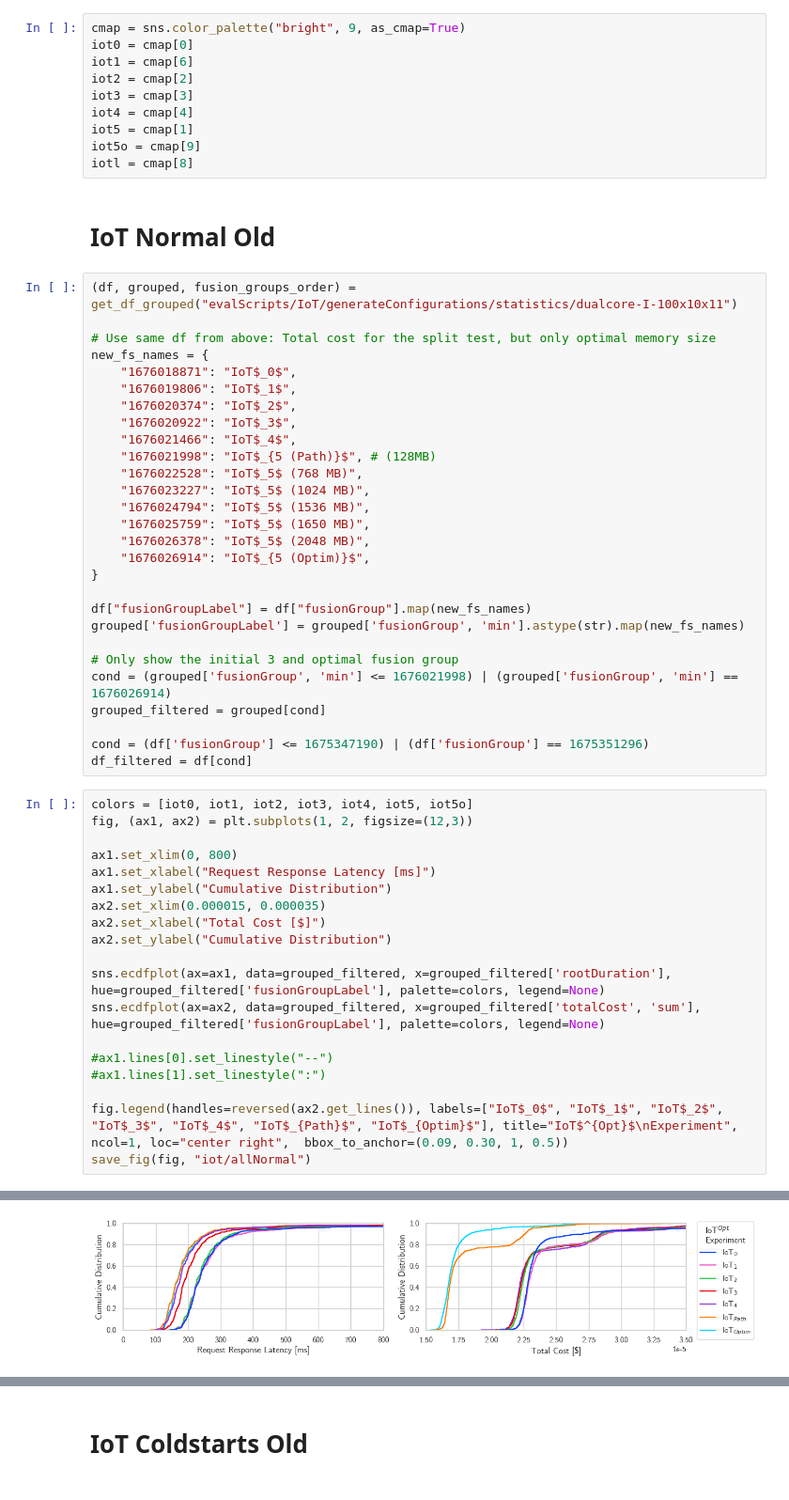
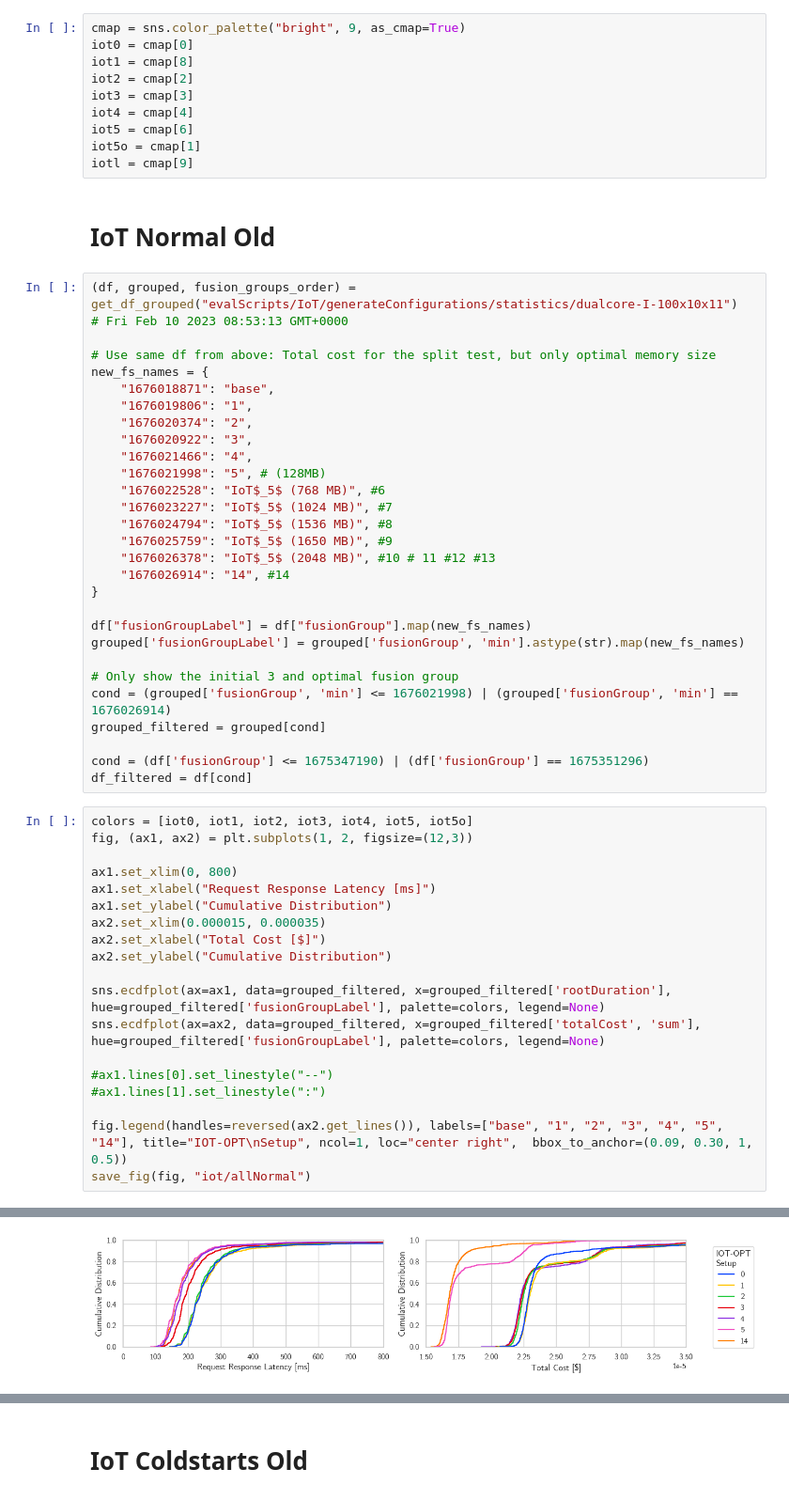
Before and after one commit to umbrellerde/functionfusion, a Jupyter notebook: statistics/extended/extendedstats.ipynb, the cells around one changed output, grey strips where cells are left out. Shown at 94% size. Cells and saved outputs as stored; diff of their text form.

Commit message:
better graphs

```diff
--- a/statistics/extended/extendedstats.ipynb
+++ b/statistics/extended/extendedstats.ipynb
@@ -270,32 +276,33 @@ Mean: 2.0917488946005337e-05, Confidence Interval: (2.0781439526615756e-05 / 2.1
 # %%
 cmap = sns.color_palette("bright", 9, as_cmap=True)
 iot0 = cmap[0]
-iot1 = cmap[6]
+iot1 = cmap[8]
 iot2 = cmap[2]
 iot3 = cmap[3]
 iot4 = cmap[4]
-iot5 = cmap[1]
-iot5o = cmap[9]
-iotl = cmap[8]
+iot5 = cmap[6]
+iot5o = cmap[1]
+iotl = cmap[9]
 # %% [markdown]
 # IoT Normal Old
 # %%
 (df, grouped, fusion_groups_order) = get_df_grouped("evalScripts/IoT/generateConfigurations/statistics/dualcore-I-100x10x11")
+# Fri Feb 10 2023 08:53:13 GMT+0000
 
 # Use same df from above: Total cost for the split test, but only optimal memory size
 new_fs_names = {
-    "1676018871": "IoT$_0$",
-    "1676019806": "IoT$_1$",
-    "1676020374": "IoT$_2$",
-    "1676020922": "IoT$_3$",
-    "1676021466": "IoT$_4$",
-    "1676021998": "IoT$_{5 (Path)}$", # (128MB)
-    "1676022528": "IoT$_5$ (768 MB)",
-    "1676023227": "IoT$_5$ (1024 MB)",
-    "1676024794": "IoT$_5$ (1536 MB)",
-    "1676025759": "IoT$_5$ (1650 MB)",
-    "1676026378": "IoT$_5$ (2048 MB)",
-    "1676026914": "IoT$_{5 (Optim)}$",
+    "1676018871": "base",
+    "1676019806": "1",
+    "1676020374": "2",
+    "1676020922": "3",
+    "1676021466": "4",
+    "1676021998": "5", # (128MB)
+    "1676022528": "IoT$_5$ (768 MB)", #6
+    "1676023227": "IoT$_5$ (1024 MB)", #7
+    "1676024794": "IoT$_5$ (1536 MB)", #8
+    "1676025759": "IoT$_5$ (1650 MB)", #9
+    "1676026378": "IoT$_5$ (2048 MB)", #10 # 11 #12 #13
+    "1676026914": "14", #14
 }
 
 df["fusionGroupLabel"] = df["fusionGroup"].map(new_fs_names)
@@ -310,25 +317,25 @@ df_filtered = df[cond]
 # %%
 colors = [iot0, iot1, iot2, iot3, iot4, iot5, iot5o]
 fig, (ax1, ax2) = plt.subplots(1, 2, figsize=(12,3))
 
 ax1.set_xlim(0, 800)
 ax1.set_xlabel("Request Response Latency [ms]")
 ax1.set_ylabel("Cumulative Distribution")
 ax2.set_xlim(0.000015, 0.000035)
 ax2.set_xlabel("Total Cost [$]")
 ax2.set_ylabel("Cumulative Distribution")
 
 sns.ecdfplot(ax=ax1, data=grouped_filtered, x=grouped_filtered['rootDuration'], hue=grouped_filtered['fusionGroupLabel'], palette=colors, legend=None)
 sns.ecdfplot(ax=ax2, data=grouped_filtered, x=grouped_filtered['totalCost', 'sum'], hue=grouped_filtered['fusionGroupLabel'], palette=colors, legend=None)
 
 #ax1.lines[0].set_linestyle("--")
 #ax1.lines[1].set_linestyle(":")
 
-fig.legend(handles=reversed(ax2.get_lines()), labels=["IoT$_0$", "IoT$_1$", "IoT$_2$", "IoT$_3$", "IoT$_4$", "IoT$_{Path}$", "IoT$_{Optim}$"], title="IoT$^{Opt}$\nExperiment", ncol=1, loc="center right",  bbox_to_anchor=(0.09, 0.30, 1, 0.5))
+fig.legend(handles=reversed(ax2.get_lines()), labels=["base", "1", "2", "3", "4", "5", "14"], title="IOT-OPT\nSetup", ncol=1, loc="center right",  bbox_to_anchor=(0.09, 0.30, 1, 0.5))
 save_fig(fig, "iot/allNormal")
 # %% [output]
 TeX  NOT subset; don't know how to subset; dropped
-[figure, old version]
+[figure, new version]
 # %%
 printStats(grouped, fusion_groups_order)
 # %% [output]
```
Also changed, not shown: parts of 28 cells of this notebook.
